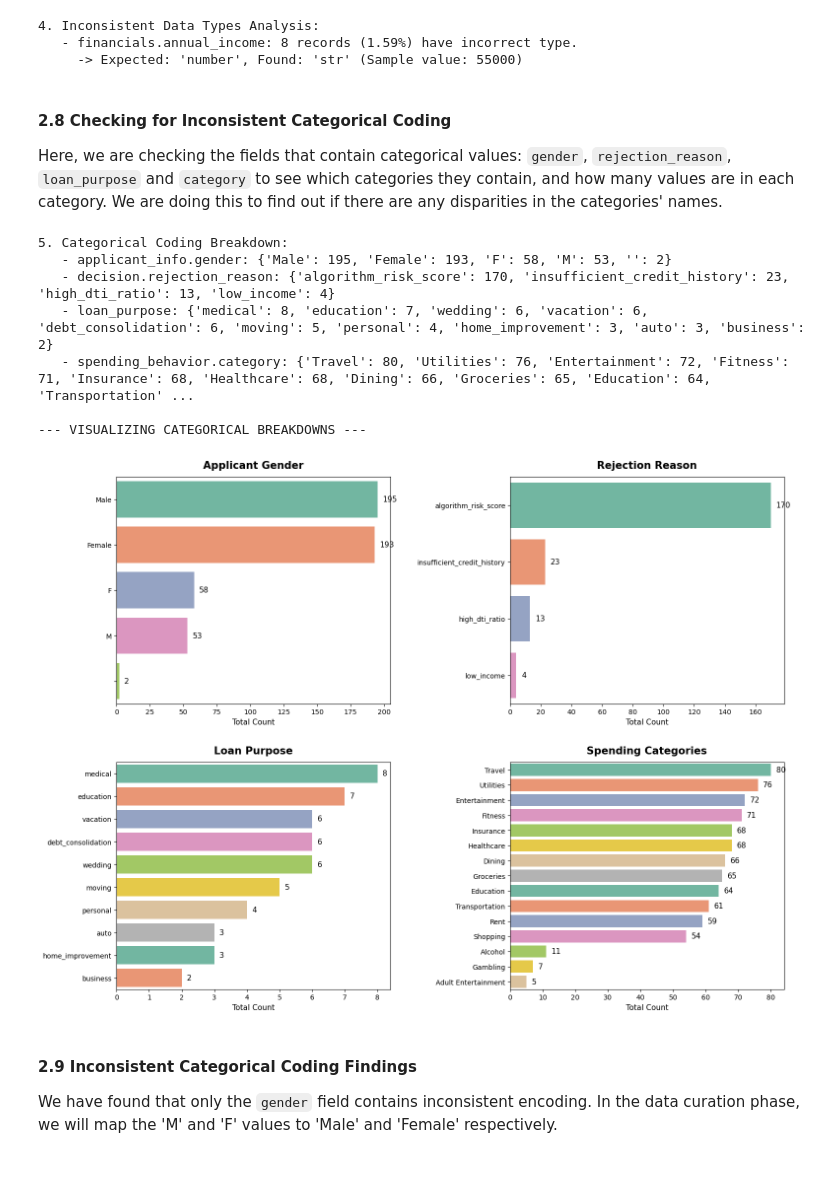
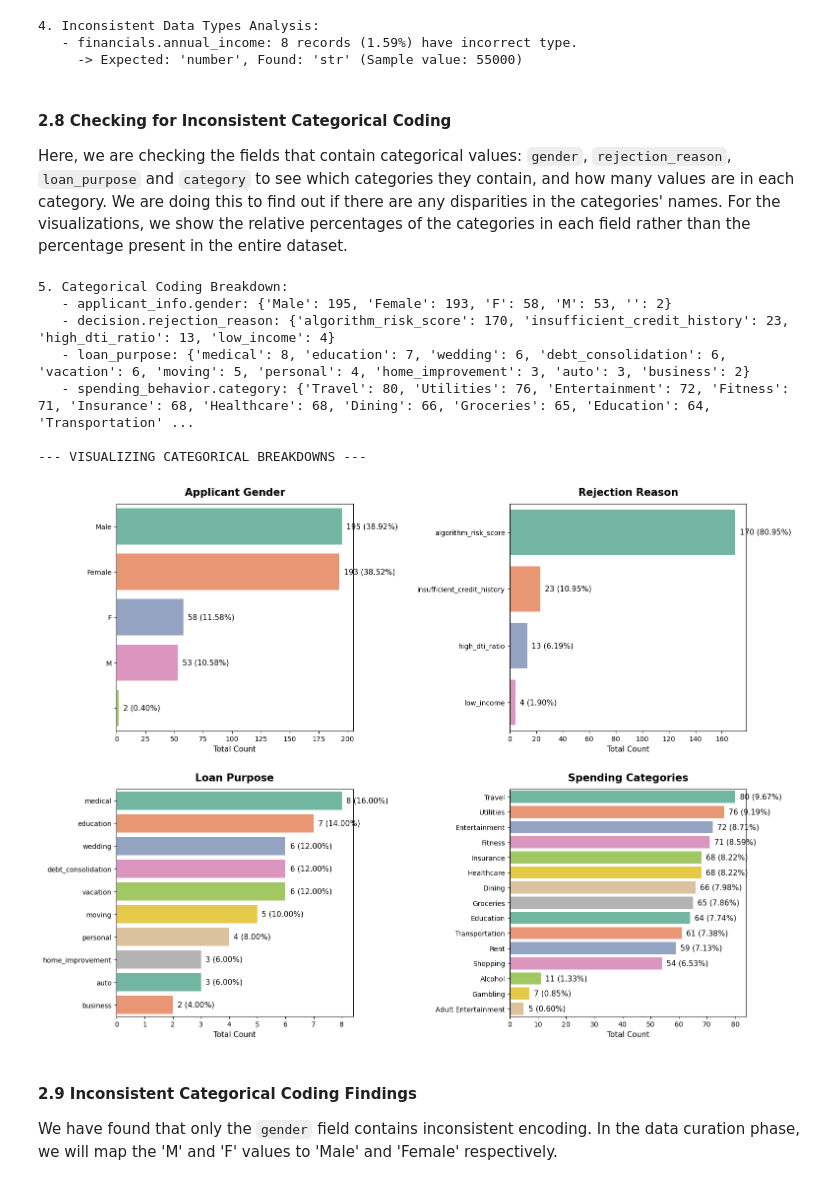
Before and after one commit to hazalaksu/dego-project-team7, a Jupyter notebook: notebooks/01-data-quality.ipynb, the cells around one changed output. Cells and saved outputs as stored; diff of their text form; code cells hidden in the pictures.

Commit message:
Add percentages to data visualizations

```diff
--- a/notebooks/01-data-quality.ipynb
+++ b/notebooks/01-data-quality.ipynb
@@ -414,7 +424,6 @@ if missing_keys_report:
 
     # 4. Create the horizontal barplot
     # We use hue='Field' and legend=False to comply with modern Seaborn standards
-    # 'rocket' gives a nice fiery gradient to highlight severity
     ax = sns.barplot(
         data=df_missing_keys,
         x='Missing Count',
@@ -427,16 +436,23 @@ if missing_keys_report:
     # 5. Add clean titles and labels
     plt.title('Volume of Structurally Missing Keys by Field', fontsize=16, pad=15)
     plt.xlabel('Number of Records Missing the Key Entirely', fontsize=12)
+    plt.ylabel('Database Field', fontsize=12) # Added this for consistency!
 
-    # 6. Annotate the exact numbers on the end of each bar
+    # 6. Annotate the exact numbers AND percentages on the end of each bar
     for p in ax.patches:
         width = p.get_width()
         # Only add text if the bar actually has a width (avoids text clutter on 0 values)
         if width > 0:
+            # Calculate the percentage using total_records
+            percentage = (width / total_records) * 100
+
+            # Format the string to match your earlier print statement
+            annotation_text = f'{int(width)} ({percentage:.2f}%)'
+
             plt.text(
                 width + (df_missing_keys['Missing Count'].max() * 0.01), # Slight padding
                 p.get_y() + p.get_height() / 2,
-                f'{int(width)}',
+                annotation_text,
                 ha='left',
                 va='center',
                 fontsize=10
@@ -553,7 +569,7 @@ if not type_issues_report:
 # %% [markdown]
 #### 2.8 Checking for Inconsistent Categorical Coding
 
-Here, we are checking the fields that contain categorical values: `gender`, `rejection_reason`, `loan_purpose` and `category` to see which categories they contain, and how many values are in each category. We are doing this to find out if there are any disparities in the categories' names.
+Here, we are checking the fields that contain categorical values: `gender`, `rejection_reason`, `loan_purpose` and `category` to see which categories they contain, and how many values are in each category. We are doing this to find out if there are any disparities in the categories' names. For the visualizations, we show the relative percentages of the categories in each field rather than the percentage present in the entire dataset.
 # %%
 print("\n5. Categorical Coding Breakdown:")
 
@@ -600,10 +616,9 @@ for field, title in categorical_fields.items():
     pipeline = [
         {"$match": {field: {"$exists": True, "$ne": None}}},
         {"$group": {"_id": f"${field}", "count": {"$sum": 1}}},
-        {"$sort": {"count": -1}} # Sort descending so charts look organized
+        {"$sort": {"count": -1}}
     ]
     results = list(collection.aggregate(pipeline))
-    # Cast _id to string to safely handle any unexpected data types
     all_breakdowns[title] = {str(r["_id"]): r["count"] for r in results}
 
 # 2. Fetch Array Field (spending_behavior.category)
@@ -623,18 +638,18 @@ all_breakdowns["Spending Categories"] = {str(r["_id"]): r["count"] for r in unwi
 
 # 3. Create a large 16x12 canvas with a 2x2 grid of subplots
 fig, axes = plt.subplots(2, 2, figsize=(16, 12))
-
-# Flatten the 2D axes array into a 1D list so we can loop through it easily
 axes = axes.flatten()
 
 # 4. Loop through our 4 datasets and map them to our 4 chart spaces
-# We use the 'Set2' palette, which provides soft, distinct colors ideal for categories
 for ax, (title, data_dict) in zip(axes, all_breakdowns.items()):
 
     # Convert dictionary to DataFrame
     df_cat = pd.DataFrame(list(data_dict.items()), columns=['Category', 'Count'])
 
-    # Create the horizontal bar chart on this specific subplot (ax=ax)
+    # Calculate the total number of records IN THIS SPECIFIC CHART for accurate percentages
+    chart_total = df_cat['Count'].sum()
+
+    # Create the horizontal bar chart
     sns.barplot(
         data=df_cat,
         x='Count',
@@ -642,39 +657,43 @@ for ax, (title, data_dict) in zip(axes, all_breakdowns.items()):
         hue='Category',
         palette='Set2',
         legend=False,
         ax=ax
     )
 
     # Clean up titles and axis labels
     ax.set_title(title, fontsize=15, pad=12, fontweight='bold')
     ax.set_xlabel('Total Count', fontsize=11)
-    ax.set_ylabel('') # We hide the Y-label because the category names speak for themselves!
+    ax.set_ylabel('')
 
-    # Add the exact value annotations to the end of each bar
+    # Add the exact value annotations and percentages to the end of each bar
     for p in ax.patches:
         width = p.get_width()
         if width > 0:
+            # THE FIX: Calculate the percentage based on the chart_total!
+            percentage = (width / chart_total) * 100
+            annotation_text = f'{int(width)} ({percentage:.2f}%)'
+
             ax.text(
-                width + (df_cat['Count'].max() * 0.02), # Add 2% padding so text doesn't touch the bar
+                width + (df_cat['Count'].max() * 0.02),
                 p.get_y() + p.get_height() / 2,
-                f'{int(width)}',
+                annotation_text,
                 ha='left',
                 va='center',
                 fontsize=11
             )
 
 # 5. Adjust layout so the 4 charts don't crowd each other
 plt.tight_layout(pad=3.0)
 plt.show()
 # %% [output]
 5. Categorical Coding Breakdown:
    - applicant_info.gender: {'Male': 195, 'Female': 193, 'F': 58, 'M': 53, '': 2}
    - decision.rejection_reason: {'algorithm_risk_score': 170, 'insufficient_credit_history': 23, 'high_dti_ratio': 13, 'low_income': 4}
-   - loan_purpose: {'medical': 8, 'education': 7, 'wedding': 6, 'vacation': 6, 'debt_consolidation': 6, 'moving': 5, 'personal': 4, 'home_improvement': 3, 'auto': 3, 'business': 2}
+   - loan_purpose: {'medical': 8, 'education': 7, 'wedding': 6, 'debt_consolidation': 6, 'vacation': 6, 'moving': 5, 'personal': 4, 'home_improvement': 3, 'auto': 3, 'business': 2}
    - spending_behavior.category: {'Travel': 80, 'Utilities': 76, 'Entertainment': 72, 'Fitness': 71, 'Insurance': 68, 'Healthcare': 68, 'Dining': 66, 'Groceries': 65, 'Education': 64, 'Transportation' ...
 
 --- VISUALIZING CATEGORICAL BREAKDOWNS ---
-[figure, old version]
+[figure, new version]
 # %% [markdown]
 #### 2.9 Inconsistent Categorical Coding Findings
 
```
Also changed, not shown: parts of 8 cells of this notebook.
